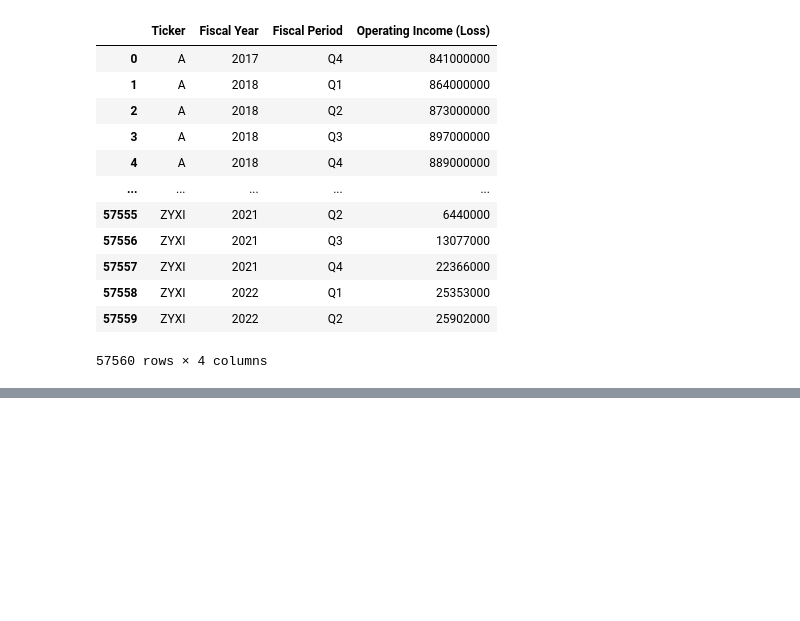
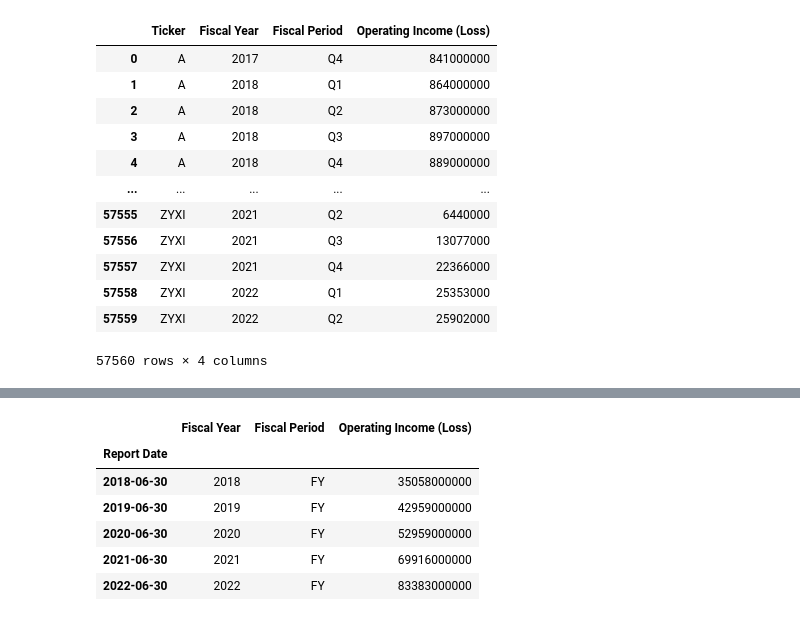
Before and after one commit to gp1981/ValueInvestSimFin, a Jupyter notebook: Tutorial_Jupyter.ipynb, the cells around one changed output, grey strips where cells are left out. Drawn from its saved outputs; the diff is of its cells as text; code cells hidden in the pictures; blank space fills up the shorter version.

```diff
--- a/Tutorial_Jupyter.ipynb
+++ b/Tutorial_Jupyter.ipynb
@@ -137,0 +184,12 @@ df1[selected_columns]
+# %%
+df2.loc['MSFT'][OPERATING_INCOME]
+selected_columns2 = ['Fiscal Year','Fiscal Period','Operating Income (Loss)']
+df2.loc['MSFT'][selected_columns2]
+# %% [output]
+|  | Fiscal Year | Fiscal Period | Operating Income (Loss) |
+| Report Date |  |  |  |
+| 2018-06-30 | 2018 | FY | 35058000000 |
+| 2019-06-30 | 2019 | FY | 42959000000 |
+| 2020-06-30 | 2020 | FY | 52959000000 |
+| 2021-06-30 | 2021 | FY | 69916000000 |
+| 2022-06-30 | 2022 | FY | 83383000000 |
```
Also changed, not shown: parts of 10 cells of this notebook, 1 other file.
